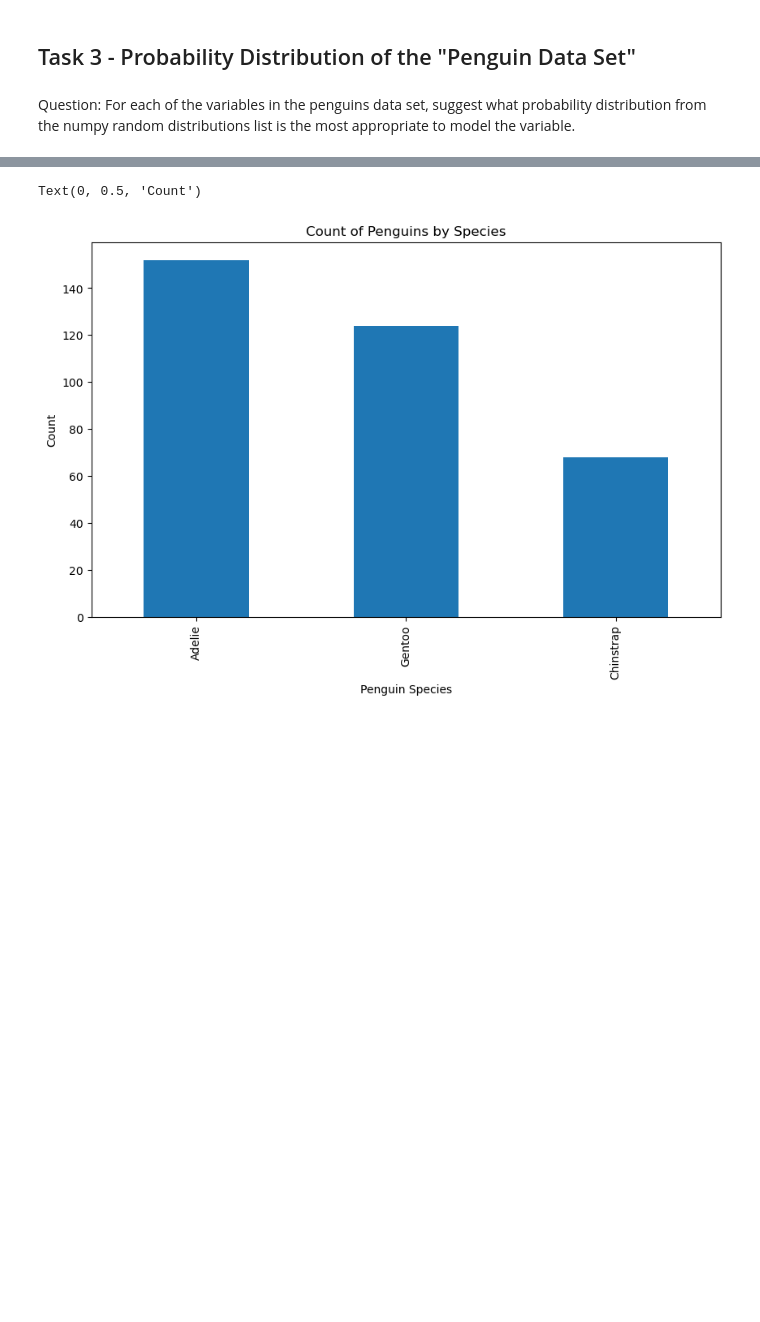
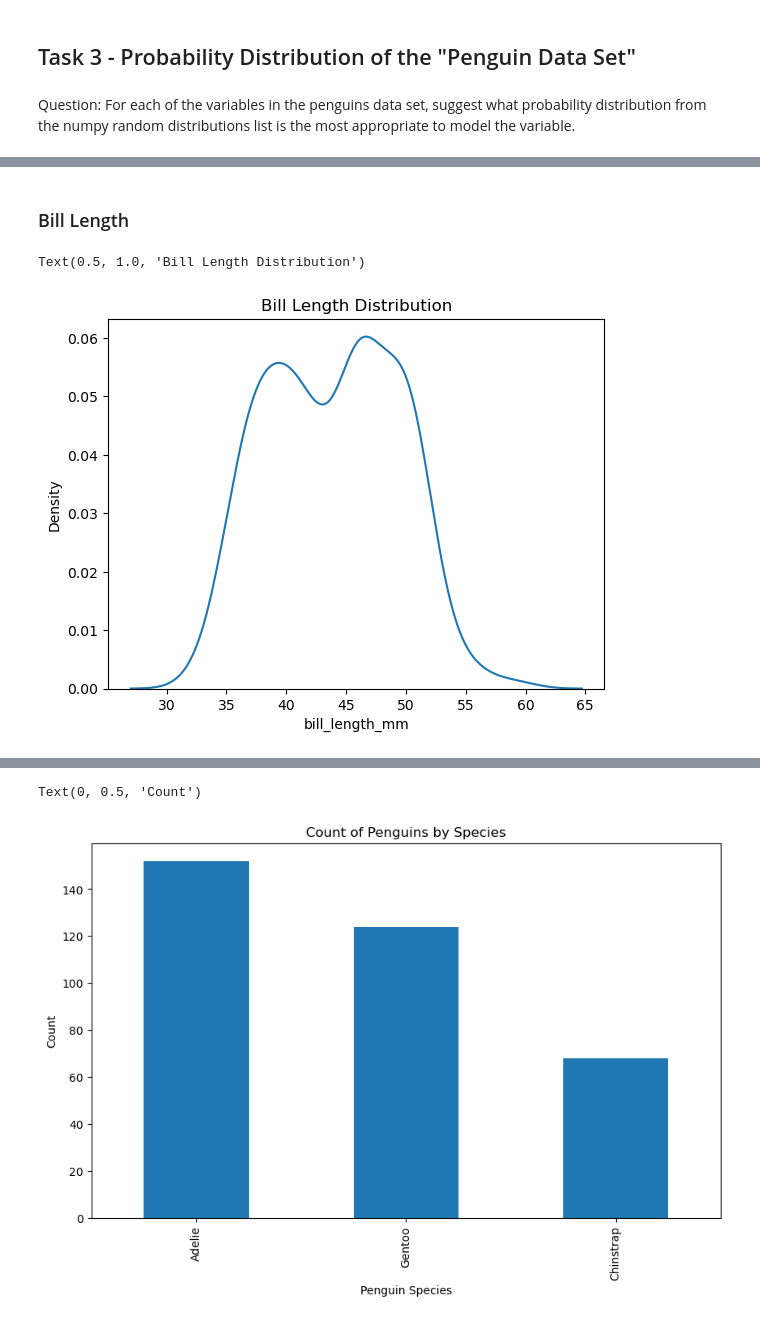
Before and after one commit to emma2d/Fundamentals_of_DA, a Jupyter notebook: tasks.ipynb, the cells around one changed output, grey strips where cells are left out. Cells and saved outputs as stored; diff of their text form; code cells hidden in the pictures; blank space fills up the shorter version.

```diff
--- a/tasks.ipynb
+++ b/tasks.ipynb
@@ -265,0 +328,9 @@ Question: For each of the variables in the penguins data set, suggest what proba
+# %% [markdown]
+### Bill Length
+# %%
+# Plot a kde plot for bill length.
+sns.kdeplot(x=penguin_data['bill_length_mm'])
+plt.title('Bill Length Distribution')
+# %% [output]
+Text(0.5, 1.0, 'Bill Length Distribution')
+[figure, added]
```
Also changed, not shown: parts of 64 cells of this notebook.
